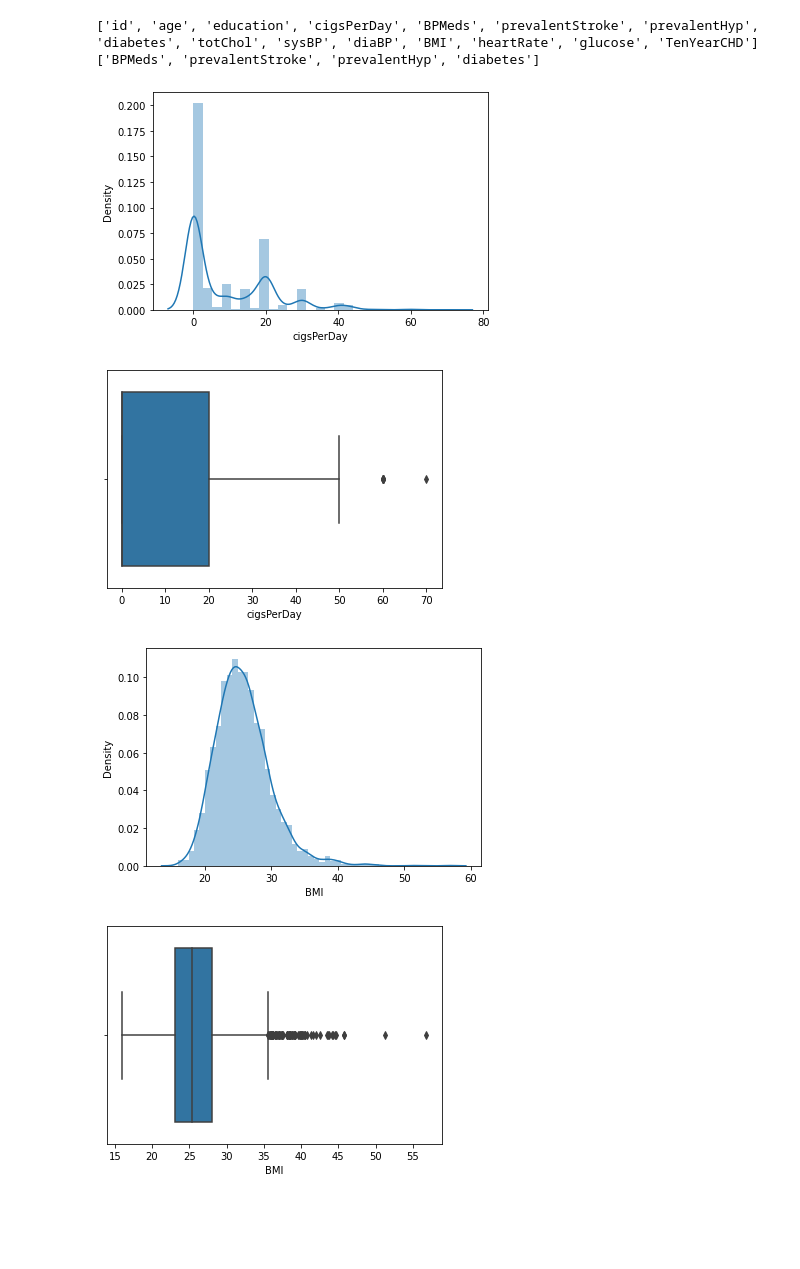
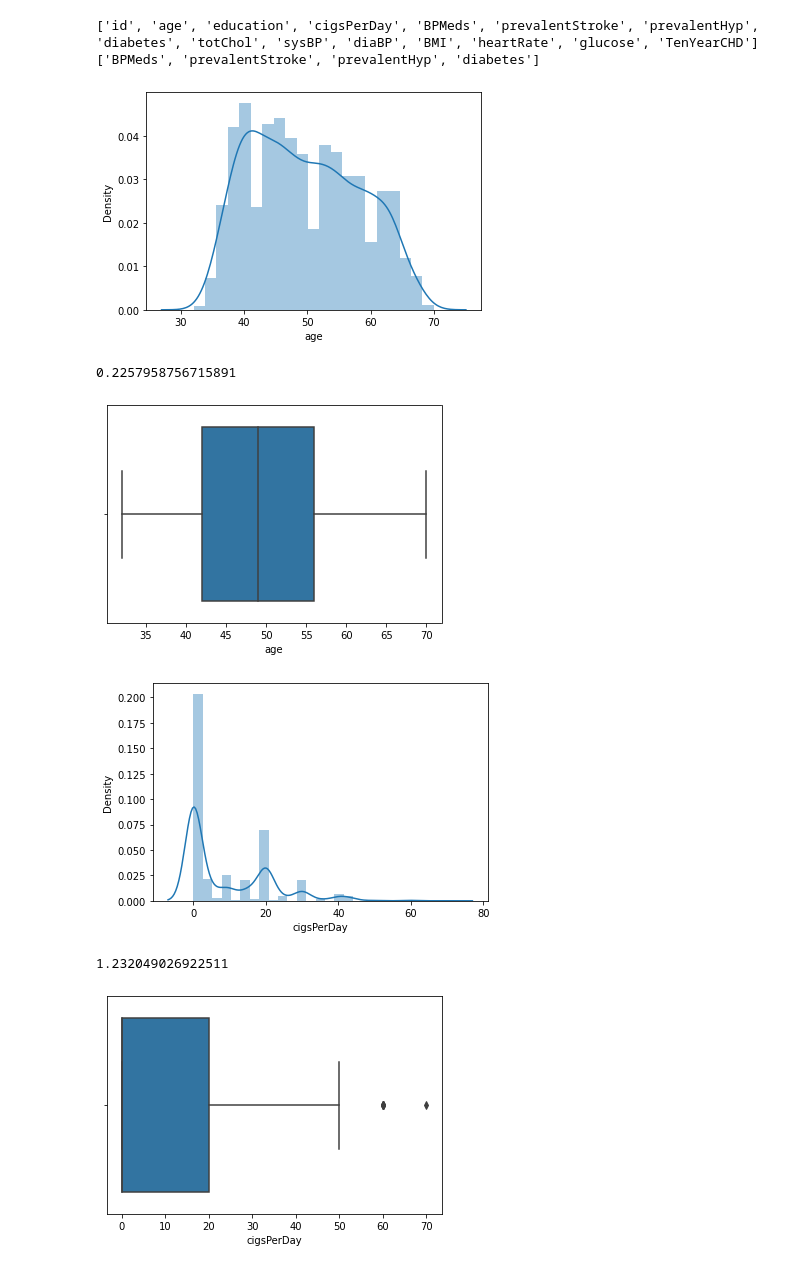
Before and after one commit to Aayushi4925/cardiovasular, a Jupyter notebook: cardiovascular_risk.ipynb, the cells around one changed output. Cells and saved outputs as stored; diff of their text form; code cells hidden in the pictures; blank space fills up the shorter version.

```diff
--- a/cardiovascular_risk.ipynb
+++ b/cardiovascular_risk.ipynb
@@ -261,13 +261,3 @@ print(nominal)
 ['BPMeds', 'prevalentStroke', 'prevalentHyp', 'diabetes']
 # %%
 continousfeat = [ 'age', 'cigsPerDay','totChol', 'sysBP', 'diaBP', 'BMI', 'heartRate']
-# %%
-fornullcol('cigsPerDay')
-# %% [output]
-[figure, removed]
-[figure, removed]
-# %%
-fornullcol('BMI')
-# %% [output]
-[figure, removed]
-[figure, removed]
@@ -275,0 +264,14 @@ df['BMI'].fillna(df['BMI'].median(),inplace=True)
+# %%
+for i in continousfeat:
+  sns.distplot(df_temp[i])
+  plt.show()
+  print(df_temp[i].skew())
+  sns.boxplot(df_temp[i])
+  plt.show()
+# %% [output]
+[figure, added]
+0.2257958756715891
+[figure, added]
+[figure, added]
+1.232049026922511
+[figure, added]
```
Also changed, not shown: parts of 7 cells of this notebook.
